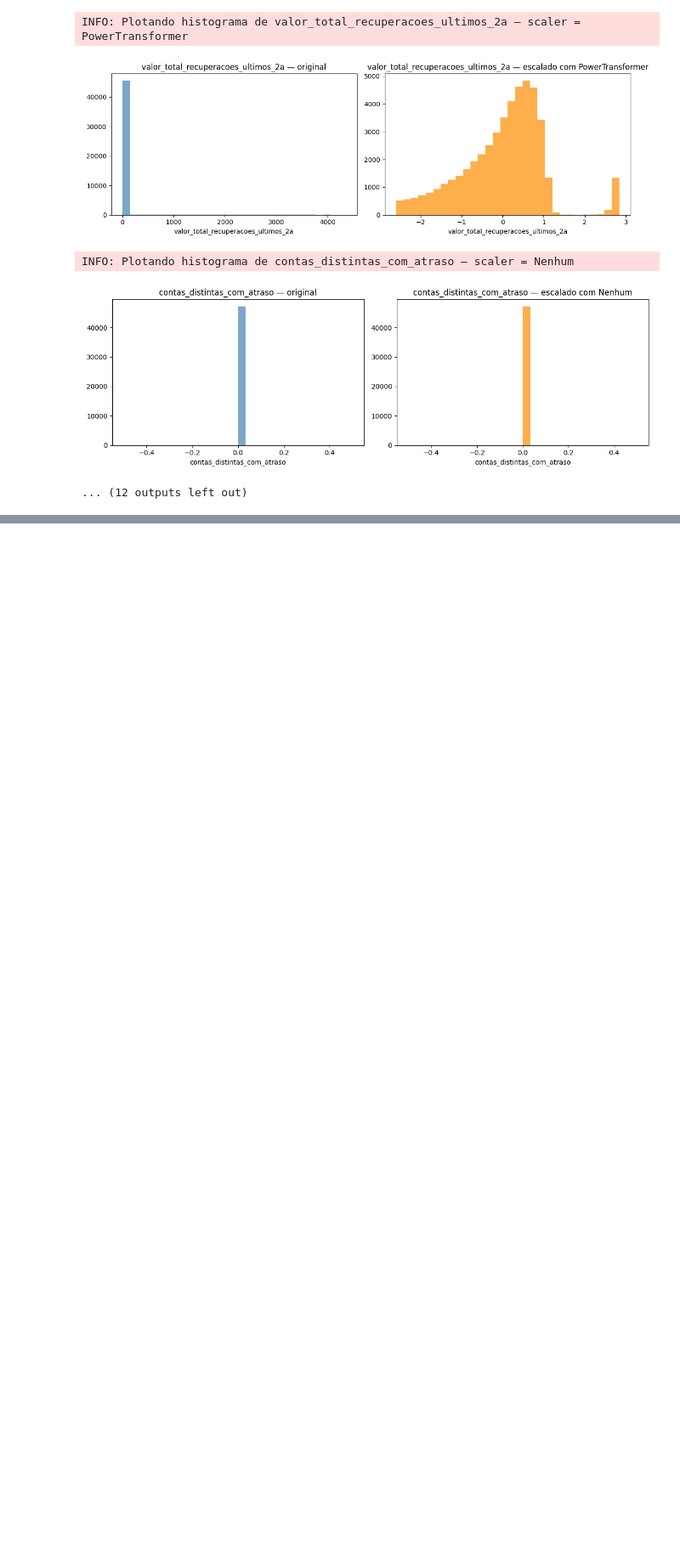
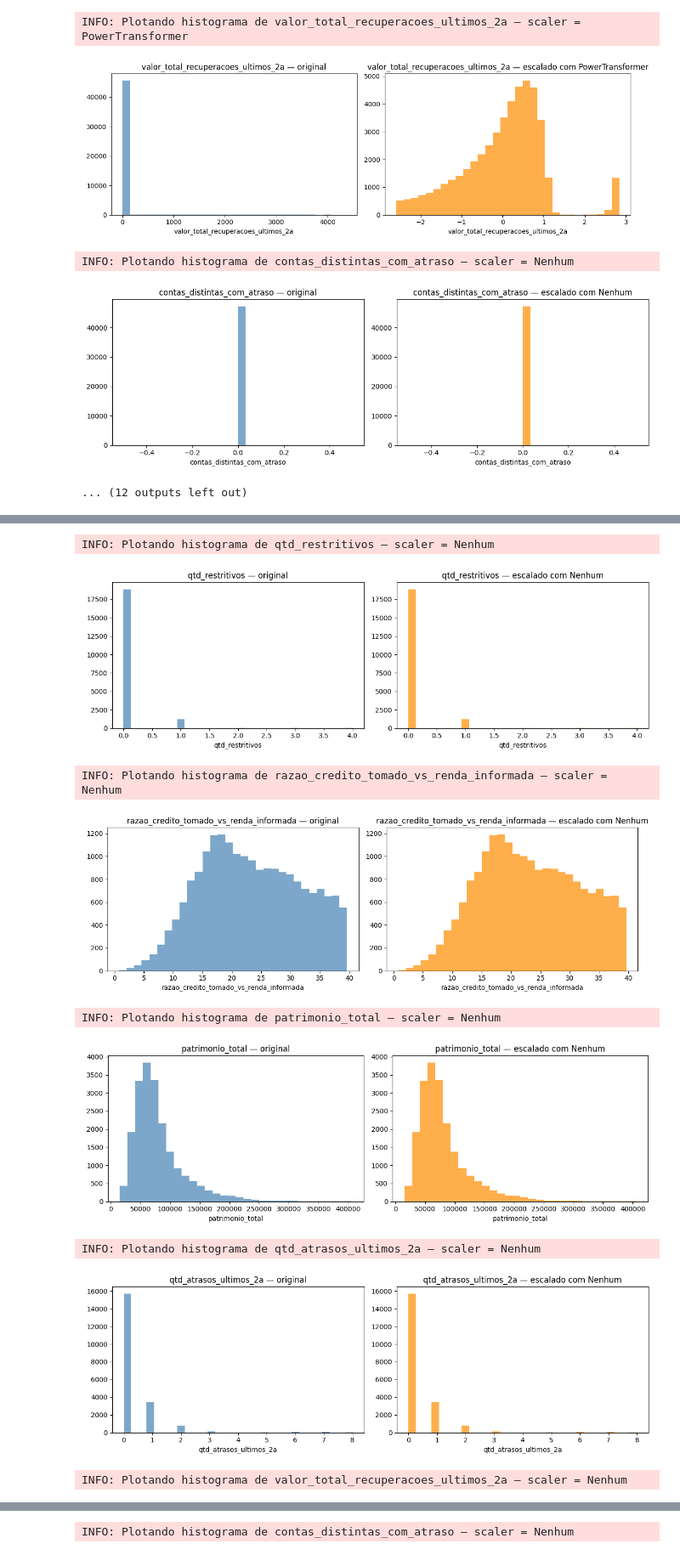
Before and after one commit to joaaomaia/DynamicScaler, a Jupyter notebook: example.ipynb, the cells around one changed output, grey strips where cells are left out. Shown at 85% size. Saved outputs shown, nothing was run; the diff lists cells and outputs as text; code cells hidden in the pictures; blank space fills up the shorter version.

```diff
--- a/example.ipynb
+++ b/example.ipynb
@@ -6,6 +6,8 @@ from scaler import DynamicScaler
 # 1. Carregar o dataset
 df = pd.read_csv("./data/case_data_science_credit.csv", sep=";")
 print(f"Shape do dataset original: {df.shape}")
+
+TARGET = 'target'
 
 # 2. Selecionar apenas colunas numéricas (para escalonamento)
 num_cols = df.select_dtypes(include=["number"]).columns.tolist()
@@ -20,6 +22,9 @@ print(f"Colunas numéricas para escalonamento: {num_cols}")
 # 3. Separar em treino e teste
 df_train, df_test = train_test_split(df, test_size=0.3, random_state=42)
 print(f"Treino: {df_train.shape}, Teste: {df_test.shape}")
+
+y_train = df_train[TARGET]
+y_test = df_test[TARGET]
 # %% [output]
 Shape do dataset original: (67463, 18)
 Colunas numéricas para escalonamento: ['qtd_restritivos', 'razao_credito_tomado_vs_renda_informada', 'patrimonio_total', 'qtd_atrasos_ultimos_2a', 'valor_total_recuperacoes_ultimos_2a', 'contas_distin ...
@@ -134,3 +139,16 @@ Exemplo de dados escalados (teste):
 | 1791 | 0 | 9.473331 | -1.657286 | 0 | 0.562918 | ... |
 | 38453 | 0 | 6.875724 | 0.306952 | 0 | 0.391337 | ... |
 | 12959 | 0 | 24.763439 | 0.695132 | 0 | -0.267226 | ... |
+# %%
+scaler_cv = DynamicScaler(
+    strategy="auto",
+    extra_validation=False,    # habilita CV para todos
+    allow_minmax=True,        # deixa MinMax entrar
+    cv_gain_thr=5e-4,        # exige ganho de 0.3 p.p. de AUC
+    random_state=42
+)
+
+scaler_cv.fit(df_train[num_cols], y_train)
+X_train_scaled = scaler_cv.transform(df_train[num_cols], return_df=True)
+
+X_test_scaled = scaler_cv.transform(df_test[num_cols], return_df=True)
@@ -136,0 +177,16 @@ Exemplo de dados escalados (teste):
+# %%
+# Visualizar
+scaler_cv.plot_histograms(
+    df_test,
+    X_test_scaled,
+    features=num_cols)
+# %% [output]
+INFO: Plotando histograma de qtd_restritivos — scaler = Nenhum
+[figure, added]
+INFO: Plotando histograma de razao_credito_tomado_vs_renda_informada — scaler = Nenhum
+[figure, added]
+INFO: Plotando histograma de patrimonio_total — scaler = Nenhum
+[figure, added]
+INFO: Plotando histograma de qtd_atrasos_ultimos_2a — scaler = Nenhum
+[figure, added]
+INFO: Plotando histograma de valor_total_recuperacoes_ultimos_2a — scaler = Nenhum
@@ -136,0 +194 @@ Exemplo de dados escalados (teste):
+INFO: Plotando histograma de contas_distintas_com_atraso — scaler = Nenhum
```
Also changed, not shown: parts of 4 cells of this notebook, 1 other file.
